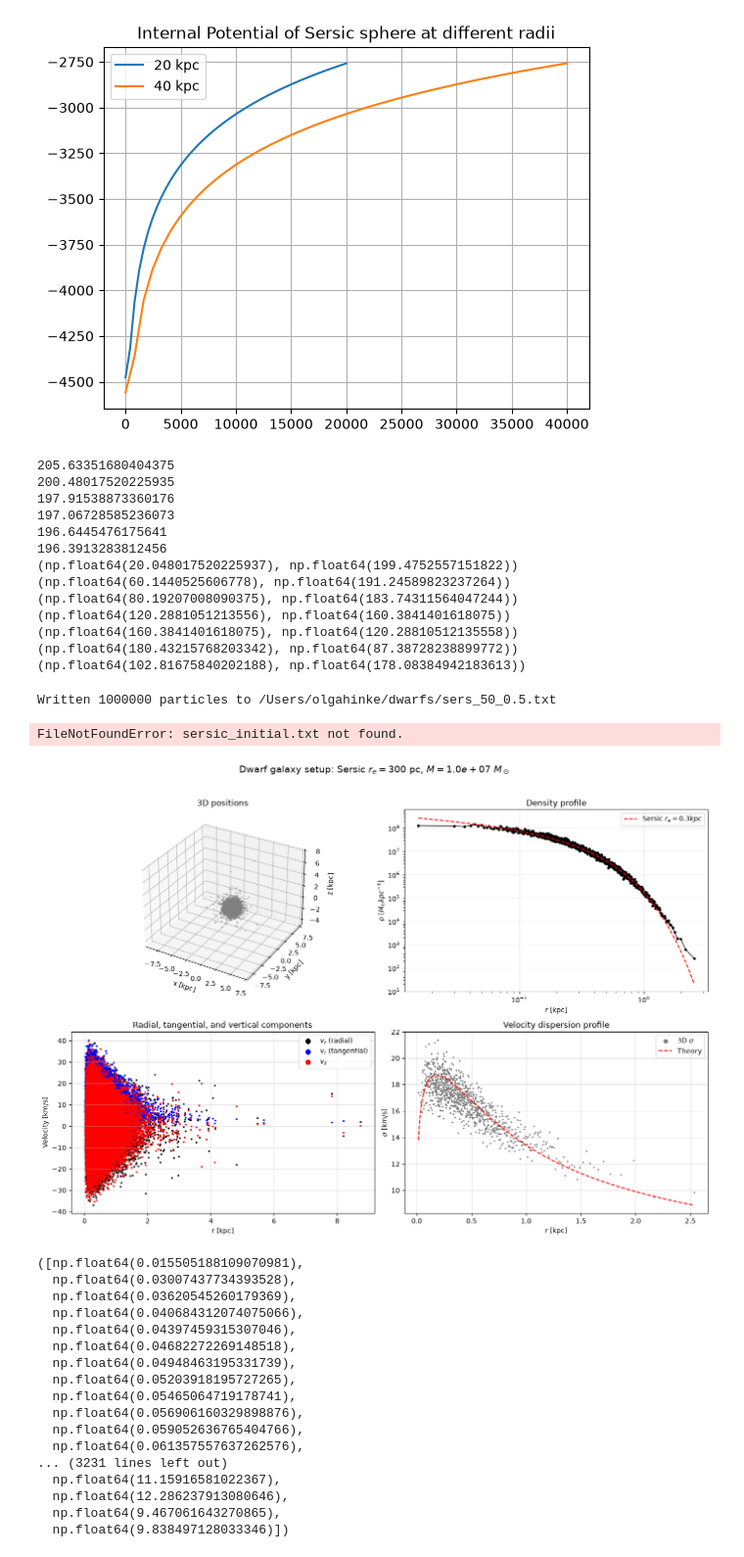
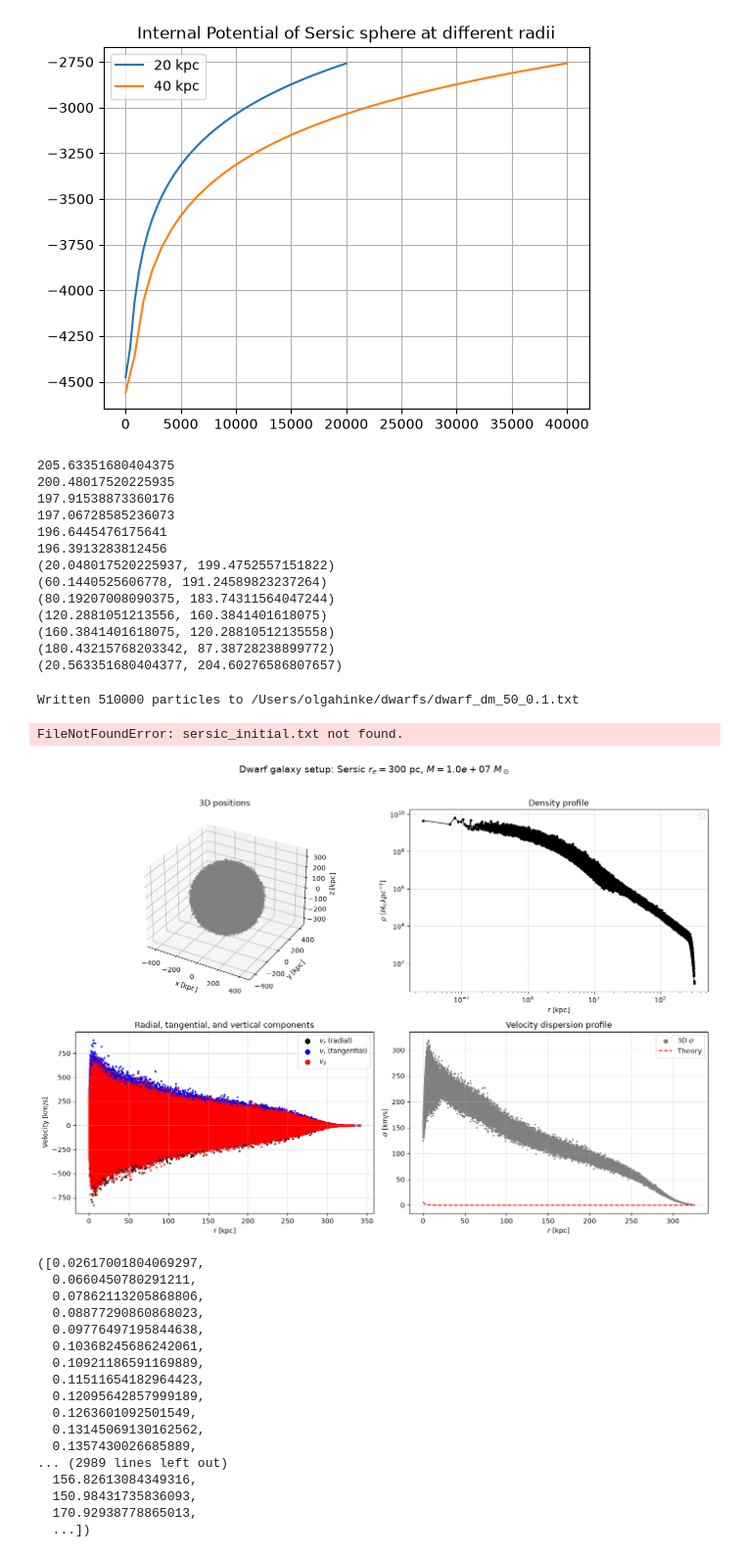
Before and after one commit to olgahinke/dwarf_por, a Jupyter notebook: dwarf_setup.ipynb, the cells around one changed output. Shown at 98% size. Drawn from its saved outputs; the diff is of its cells as text; code cells hidden in the pictures.

```diff
--- a/dwarf_setup.ipynb
+++ b/dwarf_setup.ipynb
@@ -415,7 +415,7 @@ def plot_setup(filename, R, M = 1e7, a_p = 100, n = 1, r_e = 300, profile = "ser
 
     ax4 = fig.add_subplot(222)
     ax4.loglog(r_centers, rho, c="k",marker='o', ms=3, lw=1)
-    ax4.loglog(r_theory, sersic_density(r_theory, M = M, n = n, r_e = r_e/1e3), c="red", ls="dashed", label=f"Sersic $r_e = {r_e/1e3} kpc$")
+    #ax4.loglog(r_theory, sersic_density(r_theory, M = M, n = n, r_e = r_e/1e3), c="red", ls="dashed", label=f"Sersic $r_e = {r_e/1e3} kpc$")
     ax4.set_xlabel('r [kpc]')
     ax4.set_ylabel("$\\rho$ [$M_{\odot} kpc^{-3}$]")
     ax4.grid(True, alpha = 0.4)
@@ -564,7 +564,7 @@ print(get_v(0.4, 100))
 print(get_v(0.6, 100))
 print(get_v(0.8, 100))
 print(get_v(0.9, 100))
-print(get_v(0.5, 50))
+print(get_v(0.1, 50))
 # %% [output]
 205.63351680404375
 200.48017520225935
@@ -572,45 +572,45 @@ print(get_v(0.5, 50))
 197.06728585236073
 196.6445476175641
 196.3913283812456
-(np.float64(20.048017520225937), np.float64(199.4752557151822))
-(np.float64(60.1440525606778), np.float64(191.24589823237264))
-(np.float64(80.19207008090375), np.float64(183.74311564047244))
-(np.float64(120.2881051213556), np.float64(160.3841401618075))
-(np.float64(160.3841401618075), np.float64(120.28810512135558))
-(np.float64(180.43215768203342), np.float64(87.38728238899772))
-(np.float64(102.81675840202188), np.float64(178.08384942183613))
+(20.048017520225937, 199.4752557151822)
+(60.1440525606778, 191.24589823237264)
+(80.19207008090375, 183.74311564047244)
+(120.2881051213556, 160.3841401618075)
+(160.3841401618075, 120.28810512135558)
+(180.43215768203342, 87.38728238899772)
+(20.563351680404377, 204.60276586807657)
 # %%
-data_sat = np.loadtxt("/Users/olgahinke/dwarfs/sers_0.3_1e6_equ.txt", delimiter=',')
+data_sat = np.loadtxt("/Users/olgahinke/dwarfs/dwarf_opop_trunc.txt", delimiter=',')
 pos  = data_sat[:, 0:3]
 vel = data_sat[:, 3:6]
 mass = data_sat[:, 6]
 r0 = [50.0, 0.0, 0.0]  # kpc
 v0 = [102.816, 178.083, 0.0]  # kpc/Gyr
-write_ramses_txt("/Users/olgahinke/dwarfs/sers_50_0.5.txt", pos + np.array(r0), vel + np.array(v0), mass)
+write_ramses_txt("/Users/olgahinke/dwarfs/dwarf_dm_50_0.1.txt", pos + np.array(r0), vel + np.array(v0), mass)
 # %% [output]
-Written 1000000 particles to /Users/olgahinke/dwarfs/sers_50_0.5.txt
+Written 510000 particles to /Users/olgahinke/dwarfs/dwarf_dm_50_0.1.txt
 # %%
 plot_setup("sersic_initial.txt", R = 200, M = 1e7, n = 1, r_e = 300)
 # %% [output]
 FileNotFoundError: sersic_initial.txt not found.
 # %%
-plot_setup("sers_0.3_equ.txt", R = 200, M = 1e7, n = 1, r_e = 300)
+plot_setup("/Users/olgahinke/dice/ICs/MW/dice_mw.txt", R = 200, M = 1e7, n = 1, r_e = 300, mond = False)
 # %% [output]
-[figure, old version]
+[figure, new version]
-([np.float64(0.015505188109070981),
-  np.float64(0.03007437734393528),
-  np.float64(0.03620545260179369),
-  np.float64(0.040684312074075066),
-  np.float64(0.04397459315307046),
-  np.float64(0.04682272269148518),
-  np.float64(0.04948463195331739),
-  np.float64(0.05203918195727265),
-  np.float64(0.05465064719178741),
-  np.float64(0.056906160329898876),
-  np.float64(0.059052636765404766),
-  np.float64(0.061357557637262576),
-... (3231 lines left out)
-  np.float64(11.15916581022367),
-  np.float64(12.286237913080646),
-  np.float64(9.467061643270865),
-  np.float64(9.838497128033346)])
+([0.02617001804069297,
+  0.0660450780291211,
+  0.07862113205868806,
+  0.08877290860868023,
+  0.09776497195844638,
+  0.10368245686242061,
+  0.10921186591169889,
+  0.11511654182964423,
+  0.12095642857999189,
+  0.1263601092501549,
+  0.13145069130162562,
+  0.1357430026685889,
+... (2989 lines left out)
+  156.82613084349316,
+  150.98431735836093,
+  170.92938778865013,
+  ...])
```
Also changed, not shown: parts of 5 cells of this notebook, 11 other files.
